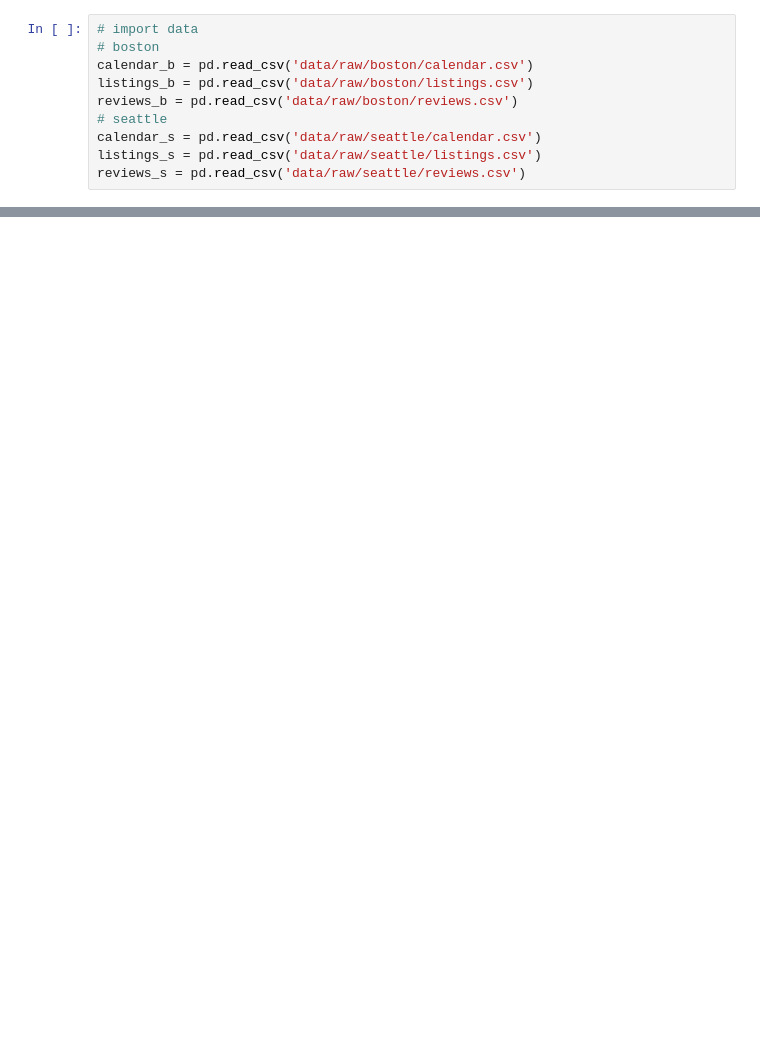
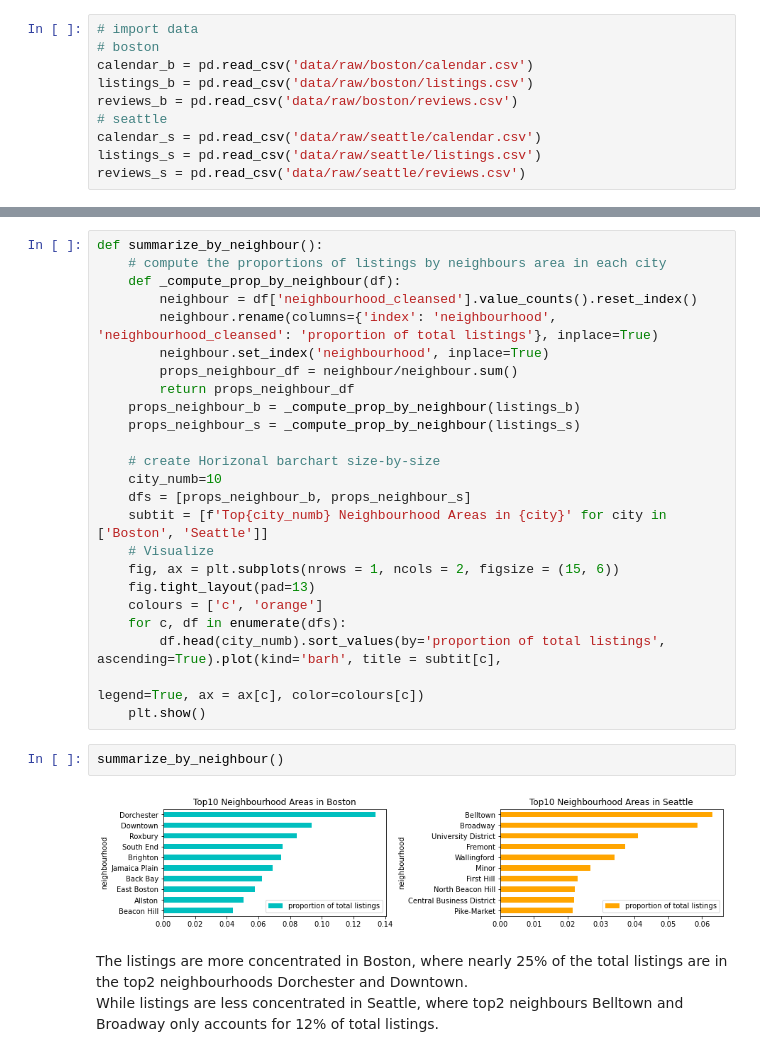
Before and after one commit to thuytrinht4/airbnb-listing-analysis, a Jupyter notebook: AirBNB_Listings_Analysis.ipynb, the cells around one changed output, grey strips where cells are left out. Drawn from its saved outputs; the diff is of its cells as text; blank space fills up the shorter version.

```diff
--- a/AirBNB_Listings_Analysis.ipynb
+++ b/AirBNB_Listings_Analysis.ipynb
@@ -112,0 +157,31 @@ room_type_s
+# %%
+def summarize_by_neighbour():
+    # compute the proportions of listings by neighbours area in each city
+    def _compute_prop_by_neighbour(df):
+        neighbour = df['neighbourhood_cleansed'].value_counts().reset_index()
+        neighbour.rename(columns={'index': 'neighbourhood', 'neighbourhood_cleansed': 'proportion of total listings'}, inplace=True)
+        neighbour.set_index('neighbourhood', inplace=True)
+        props_neighbour_df = neighbour/neighbour.sum()
+        return props_neighbour_df
+    props_neighbour_b = _compute_prop_by_neighbour(listings_b)
+    props_neighbour_s = _compute_prop_by_neighbour(listings_s)
+
+    # create Horizonal barchart size-by-size
+    city_numb=10
+    dfs = [props_neighbour_b, props_neighbour_s]
+    subtit = [f'Top{city_numb} Neighbourhood Areas in {city}' for city in ['Boston', 'Seattle']]
+    # Visualize
+    fig, ax = plt.subplots(nrows = 1, ncols = 2, figsize = (15, 6))
+    fig.tight_layout(pad=13)
+    colours = ['c', 'orange']
+    for c, df in enumerate(dfs):
+        df.head(city_numb).sort_values(by='proportion of total listings', ascending=True).plot(kind='barh', title = subtit[c],
+                                                                        legend=True, ax = ax[c], color=colours[c])
+    plt.show()
+# %%
+summarize_by_neighbour()
+# %% [output]
+[figure, added]
+# %% [markdown]
+The listings are more concentrated in Boston, where nearly 25% of the total listings are in the top2 neighbourhoods Dorchester and Downtown. <br>
+While listings are less concentrated in Seattle, where top2 neighbours Belltown and Broadway only accounts for 12% of total listings.
```
Also changed, not shown: parts of 21 cells of this notebook.
